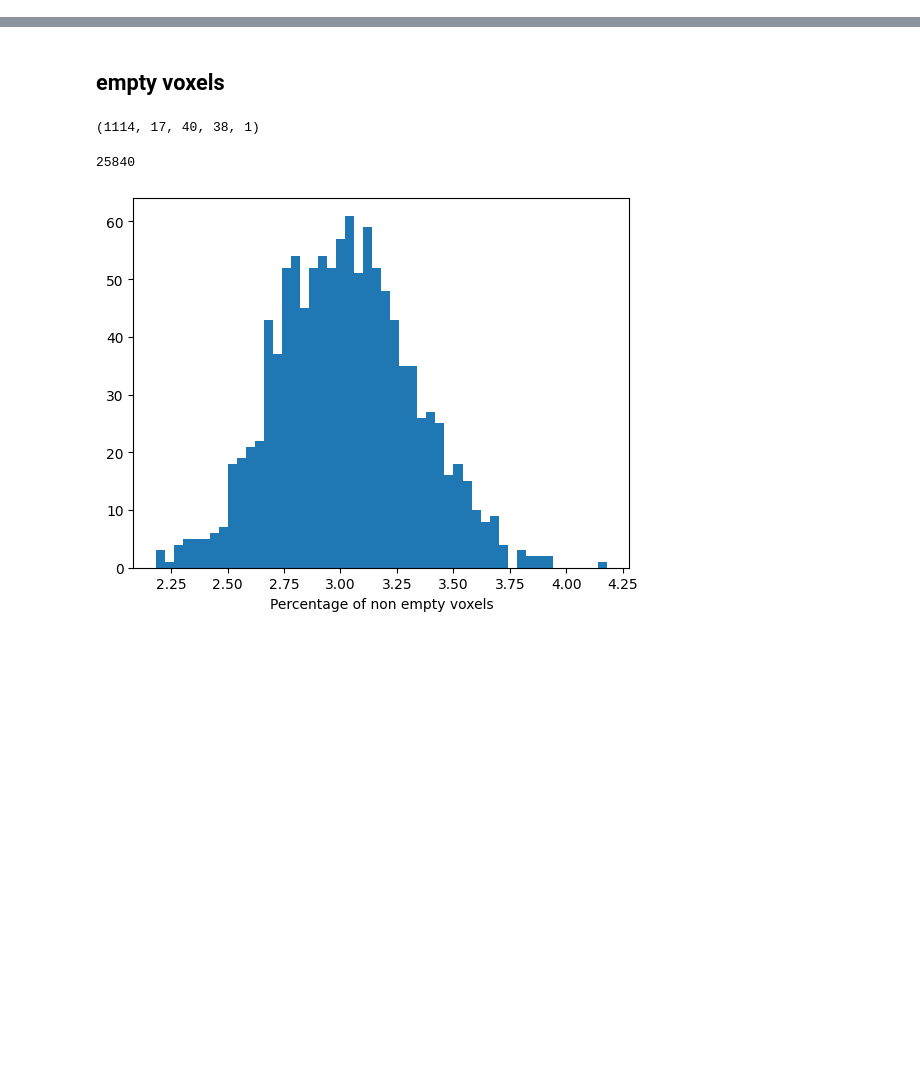
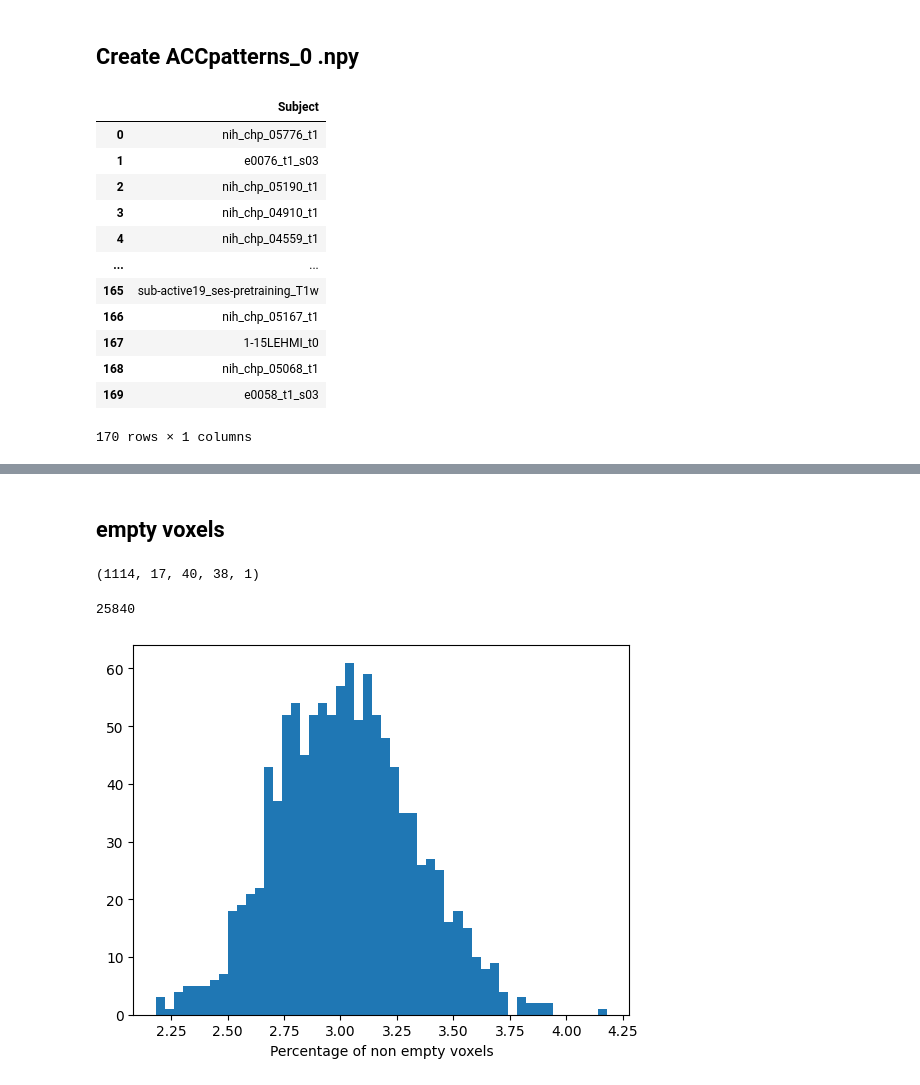
Before and after one commit to neurospin-projects/2023_agaudin_jchavas_folding_supervised, a Jupyter notebook: contrastive/notebooks/pca_analysis.ipynb, the cells around one changed output, grey strips where cells are left out. Drawn from its saved outputs; the diff is of its cells as text; code cells hidden in the pictures; blank space fills up the shorter version.

```diff
--- a/contrastive/notebooks/pca_analysis.ipynb
+++ b/contrastive/notebooks/pca_analysis.ipynb
@@ -17,0 +17,20 @@ INFO: you cannot use deep_folding in brainvisa. Probably OK.
+# %% [markdown]
+## Create ACCpatterns_0 .npy
+# %%
+acc0_subjects = pd.read_csv("/neurospin/dico/data/deep_folding/current/datasets/ACCpatterns/ACCpatterns_0.csv", header=None)
+acc0_subjects.columns = ['Subject']
+acc0_subjects
+# %% [output]
+|  | Subject |
+| 0 | nih_chp_05776_t1 |
+| 1 | e0076_t1_s03 |
+| 2 | nih_chp_05190_t1 |
+| 3 | nih_chp_04910_t1 |
+| 4 | nih_chp_04559_t1 |
+| ... | ... |
+| 165 | sub-active19_ses-pretraining_T1w |
+| 166 | nih_chp_05167_t1 |
+| 167 | 1-15LEHMI_t0 |
+| 168 | nih_chp_05068_t1 |
+| 169 | e0058_t1_s03 |
+170 rows × 1 columns
```
Also changed, not shown: parts of 8 cells of this notebook, 5 other files.
